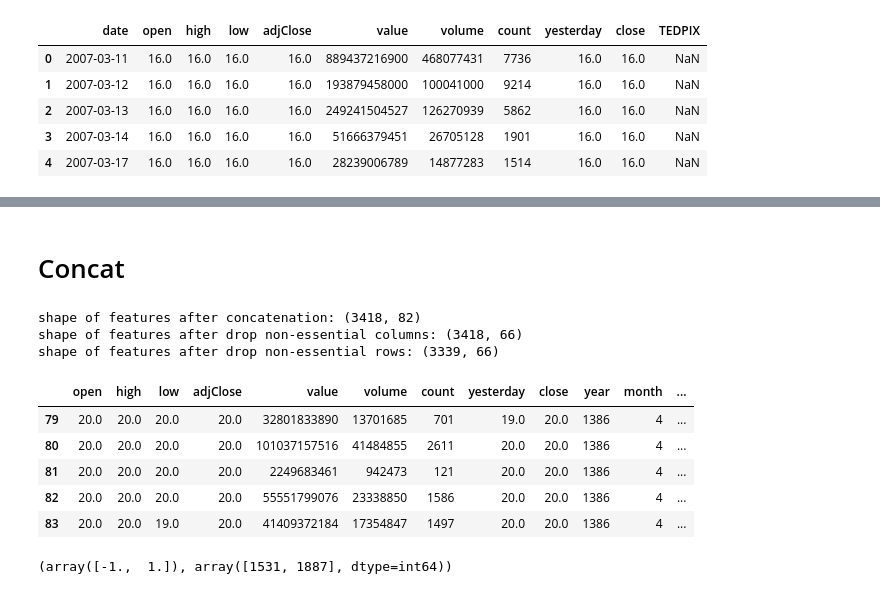
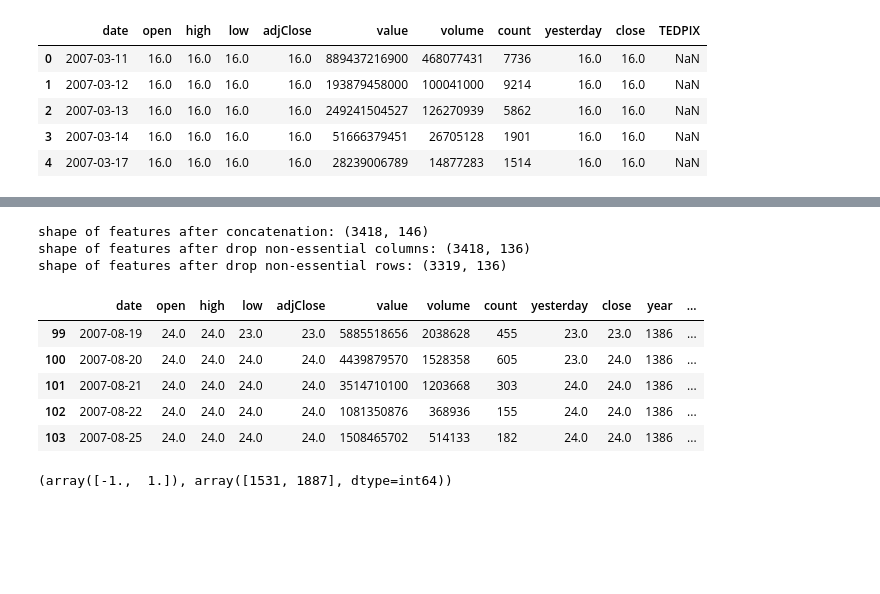
Before and after one commit to Hamtech-ai/InsightiFi, a Jupyter notebook: concat_features.ipynb, the cells around one changed output, grey strips where cells are left out. Drawn from its saved outputs; the diff is of its cells as text; code cells hidden in the pictures; blank space fills up the shorter version.

Commit message:
init concat features added

```diff
--- a/concat_features.ipynb
+++ b/concat_features.ipynb
@@ -238,9 +148,16 @@ wghtCols
 # %%
+calCols = calender_features(foladHist)
+candelCols = candlestick_feature(foladHist)
+prpCols = prp_based(foladHist)
+retCols = ret_based(foladHist)
+shiftCols = shift_data(foladHist)
+wghtCols = weight_feature(foladHist)
+
 priceFeatures = pd.concat(
     [
         foladHist,
         calCols,
-        # candelCols,
+        candelCols,
         prpCols,
         retCols,
         shiftCols,
@@ -248,5 +165,6 @@ priceFeatures = pd.concat(
     ], axis = 1
 )
 
+print(f'Shape of price features: {priceFeatures.shape}')
 priceFeatures.head()
 # %% [output]
@@ -288,42 +207,38 @@ indicatorFeatures.head()
-# %% [markdown]
-# Concat
 # %%
 features = pd.concat(
     [
         priceFeatures,
         indicatorFeatures
     ],
     axis = 1
 )
 print(f'shape of features after concatenation: {features.shape}')
 
-features = features.select_dtypes(include = 'number')
-
 features.dropna(
     axis = 'columns',
-    thresh = len(features) -88,
+    thresh = len(features) - 100,
     inplace = True
 )
 print(f'shape of features after drop non-essential columns: {features.shape}')
 
 features.dropna(
     axis = 'index',
     how = 'any',
     inplace = True
 )
 print(f'shape of features after drop non-essential rows: {features.shape}')
 
 features.head()
 # %% [output]
-shape of features after concatenation: (3418, 82)
-shape of features after drop non-essential columns: (3418, 66)
-shape of features after drop non-essential rows: (3339, 66)
+shape of features after concatenation: (3418, 146)
+shape of features after drop non-essential columns: (3418, 136)
+shape of features after drop non-essential rows: (3319, 136)
-|  | open | high | low | adjClose | value | volume | count | yesterday | close | year | month | ... |
-| 79 | 20.0 | 20.0 | 20.0 | 20.0 | 32801833890 | 13701685 | 701 | 19.0 | 20.0 | 1386 | 4 | ... |
-| 80 | 20.0 | 20.0 | 20.0 | 20.0 | 101037157516 | 41484855 | 2611 | 20.0 | 20.0 | 1386 | 4 | ... |
-| 81 | 20.0 | 20.0 | 20.0 | 20.0 | 2249683461 | 942473 | 121 | 20.0 | 20.0 | 1386 | 4 | ... |
-| 82 | 20.0 | 20.0 | 20.0 | 20.0 | 55551799076 | 23338850 | 1586 | 20.0 | 20.0 | 1386 | 4 | ... |
-| 83 | 20.0 | 20.0 | 19.0 | 20.0 | 41409372184 | 17354847 | 1497 | 20.0 | 20.0 | 1386 | 4 | ... |
+|  | date | open | high | low | adjClose | value | volume | count | yesterday | close | year | ... |
+| 99 | 2007-08-19 | 24.0 | 24.0 | 23.0 | 23.0 | 5885518656 | 2038628 | 455 | 23.0 | 23.0 | 1386 | ... |
+| 100 | 2007-08-20 | 24.0 | 24.0 | 24.0 | 24.0 | 4439879570 | 1528358 | 605 | 23.0 | 24.0 | 1386 | ... |
+| 101 | 2007-08-21 | 24.0 | 24.0 | 24.0 | 24.0 | 3514710100 | 1203668 | 303 | 24.0 | 24.0 | 1386 | ... |
+| 102 | 2007-08-22 | 24.0 | 24.0 | 24.0 | 24.0 | 1081350876 | 368936 | 155 | 24.0 | 24.0 | 1386 | ... |
+| 103 | 2007-08-25 | 24.0 | 24.0 | 24.0 | 24.0 | 1508465702 | 514133 | 182 | 24.0 | 24.0 | 1386 | ... |
 # %%
 pivots = pd.DataFrame(
     peak_valley_pivots(
```
Also changed, not shown: parts of 21 cells of this notebook, 2 other files.
